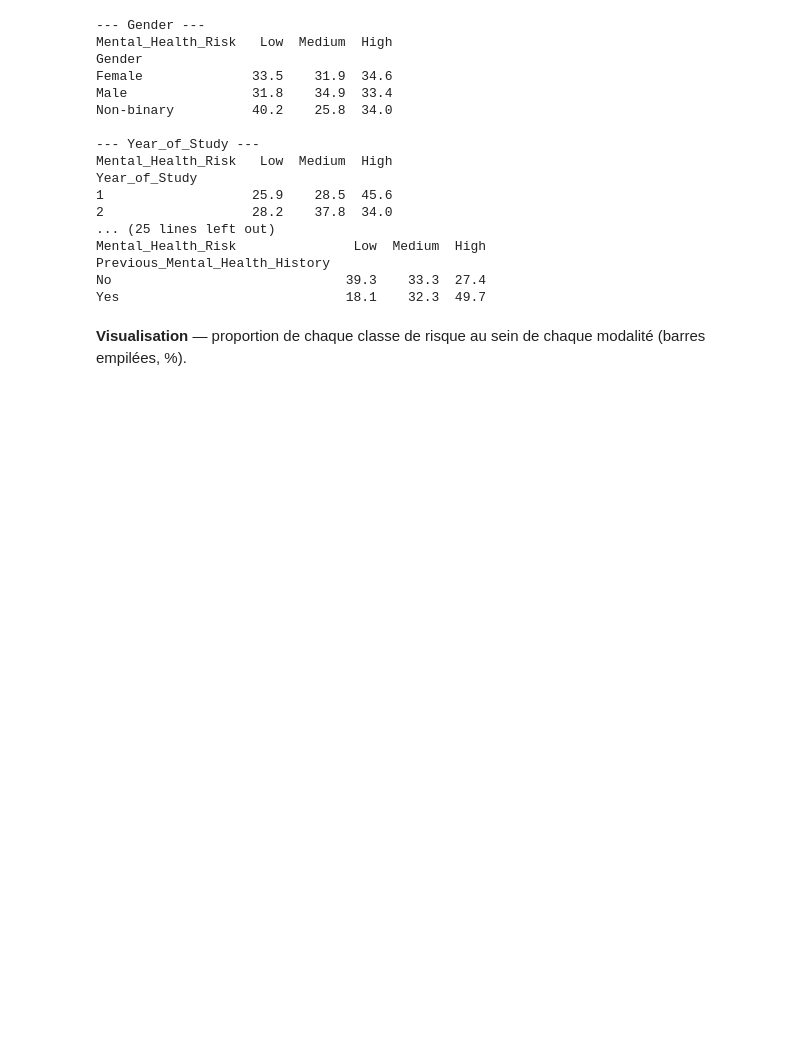
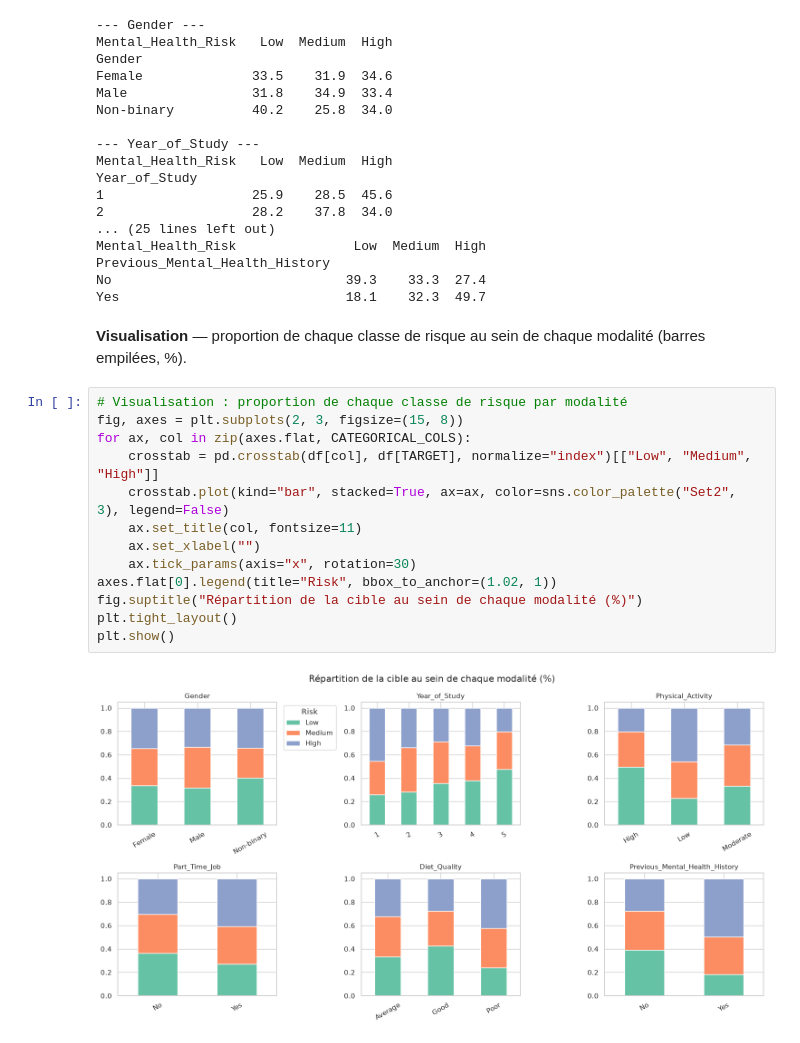
Before and after one commit to MohamedRahoumi/Pr-diction-du-risque-de-sant-mentale-chez-les-tudiants, a Jupyter notebook: notebooks/1-eda.ipynb, the cells around one changed output. Drawn from its saved outputs; the diff is of its cells as text; blank space fills up the shorter version.

Commit message:
Finalisation des visualisations graphiques et conclusions de l'EDA

```diff
--- a/notebooks/1-eda.ipynb
+++ b/notebooks/1-eda.ipynb
@@ -225,3 +225,18 @@ No                              39.3    33.3  27.4
 Yes                             18.1    32.3  49.7
 # %% [markdown]
 **Visualisation** — proportion de chaque classe de risque au sein de chaque modalité (barres empilées, %).
+# %%
+# Visualisation : proportion de chaque classe de risque par modalité
+fig, axes = plt.subplots(2, 3, figsize=(15, 8))
+for ax, col in zip(axes.flat, CATEGORICAL_COLS):
+    crosstab = pd.crosstab(df[col], df[TARGET], normalize="index")[["Low", "Medium", "High"]]
+    crosstab.plot(kind="bar", stacked=True, ax=ax, color=sns.color_palette("Set2", 3), legend=False)
+    ax.set_title(col, fontsize=11)
+    ax.set_xlabel("")
+    ax.tick_params(axis="x", rotation=30)
+axes.flat[0].legend(title="Risk", bbox_to_anchor=(1.02, 1))
+fig.suptitle("Répartition de la cible au sein de chaque modalité (%)")
+plt.tight_layout()
+plt.show()
+# %% [output]
+[figure, added]
```
Also changed, not shown: parts of 4 cells of this notebook.
